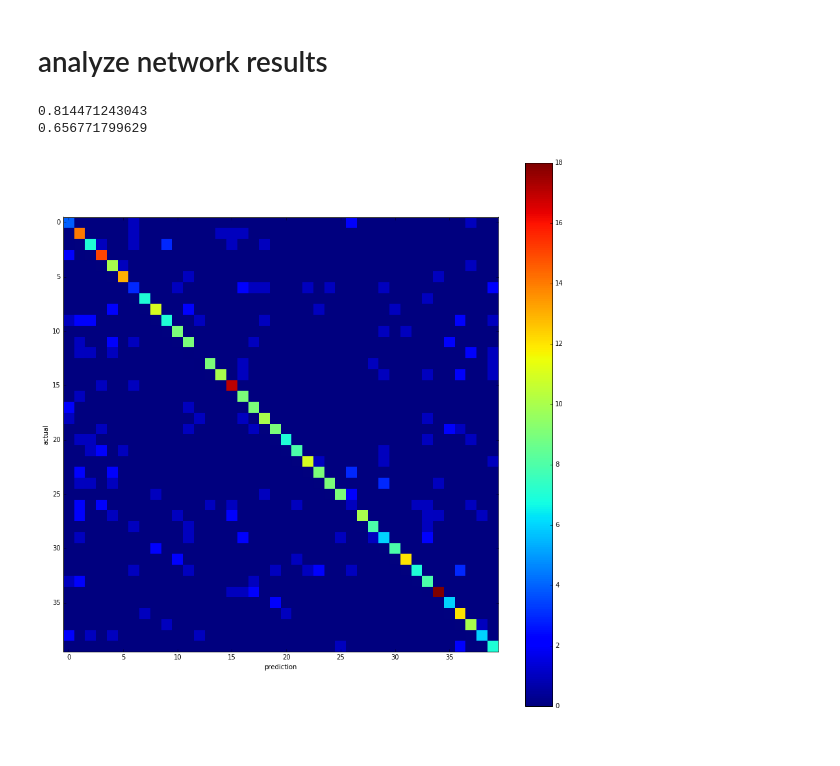
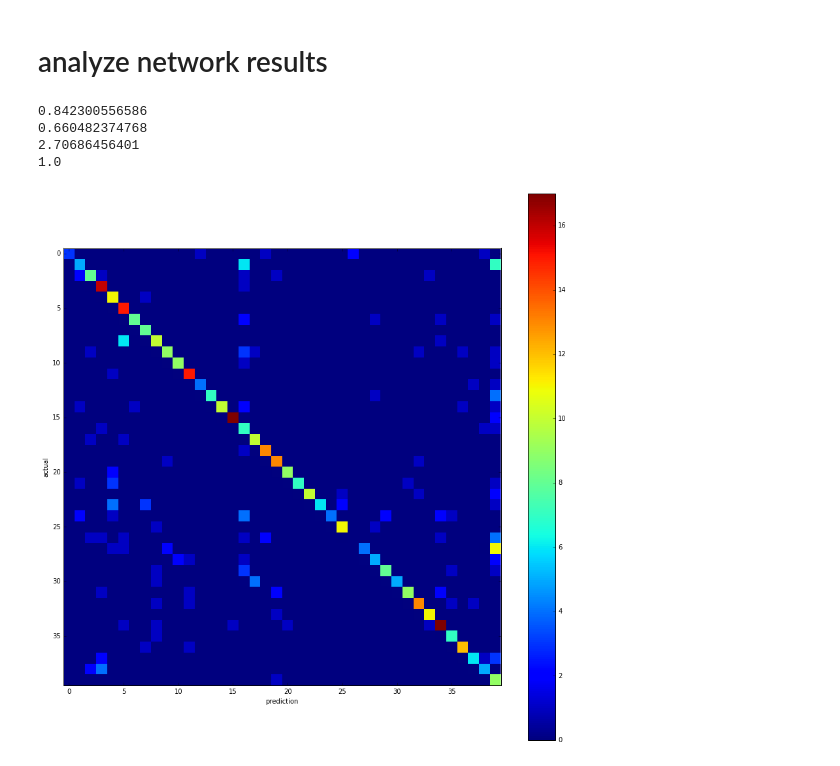
Before and after one commit to branchvincent/arc-reactor, a Jupyter notebook: src/perception/CNN_finetuning_ARC2017.ipynb, the cells around one changed output. Saved outputs shown, nothing was run; the diff lists cells and outputs as text; code cells hidden in the pictures.

```diff
--- a/src/perception/CNN_finetuning_ARC2017.ipynb
+++ b/src/perception/CNN_finetuning_ARC2017.ipynb
@@ -868,6 +711,8 @@ acc = T.mean(T.eq(T.argmax(deterministic_prediction, axis=1), y_sym),
 deterministic_loss=lasagne.objectives.categorical_crossentropy(deterministic_prediction, y_sym).mean()
 # %%
 # Compile functions for training, validation and prediction
-train_fn = theano.function([X_sym, y_sym], loss, updates=updates)
-val_fn = theano.function([X_sym, y_sym], [loss, acc])
+start=time()
+train_fn = theano.function([X_sym, y_sym, learning_rate], loss, updates=updates)
+val_fn = theano.function([X_sym, y_sym], [deterministic_loss, acc])
 pred_fn = theano.function([X_sym], deterministic_prediction)
+time()-start
@@ -884,28 +731,25 @@ def batches(iterable, N):
             chunk = []
     if chunk:
         yield chunk
-def train_batch():
+def train_batch(lr): #lr is learning rate
     ix = range(len(y_tr))
     np.random.shuffle(ix)
     ix = ix[:BATCH_SIZE]
-    return train_fn(X_tr[ix], y_tr[ix]),y_tr[ix] #also return which classes chosen
+    return train_fn(X_tr[ix], y_tr[ix], lr)
 
 # We need a fairly small batch size to fit a large network like this in GPU memory
 BATCH_SIZE = 32
 # %%
-#training code
+### training code
 
-#store how many times the network saw each object for each epoch
-class_counts=list()
+for epoch in range(15):
+    start=time()
 
-for epoch in range(30):
-    start=time()
-    class_count_epoch=list()
     for batch in range(25):
-        loss,class_count = train_batch()
-        for i in class_count: #store class id for each epoch
-            class_count_epoch.append(i)
-    class_counts.append(class_count_epoch)
+        if epoch<5:
+            loss = train_batch(lr=.002)
+        else:
+            loss = train_batch(lr=.0001)
 
     ix = range(len(y_val))
     np.random.shuffle(ix)
@@ -944,9 +786,8 @@ for epoch in range(30):
 import copy
 d_updated=copy.deepcopy(d)
 _=d_updated.pop('synset words',None)
-updated_params=list()
-for i in params: #get new parameter values
-    updated_params.append(np.array(i.eval()))
+
+updated_params=lasagne.layers.get_all_param_values(output_layer)
 # %%
 #d_updated['param values']=updated_params
 d_updated['values']=updated_params
@@ -957,33 +798,41 @@ pickle.dump(d_updated,open("resnet_finetuned_05262017.pkl","wb"))
 # %%
 #compute top-k accuracy
 matches=list() #list of 0s and 1s to indicate whether there is a top k match
 preds=list() #list of predictions
+ranks=list() #list of ranks
 k=3
 BATCH_SIZE=32
 ix = range(len(y_val))
 for chunk in batches(ix, BATCH_SIZE):
-    p_y=pred_fn(X_val[chunk]).argsort()[:,-k:][:,::-1]
+    prediction=pred_fn(X_val[chunk]).argsort()[:,::-1]
+    p_y=prediction[:,:k] #top k
+    rank=prediction==np.expand_dims(y_val[chunk],-1)
+    rank=np.where(rank)[1]
     for i in xrange(len(chunk)):
         matches.append(y_val[chunk][i] in p_y[i])
         preds.append(p_y[i][0]) #store the top prediction
-
+        ranks.append(rank[i])
 print np.mean(matches) #top-k accuracy
 print np.mean(np.array(preds)==y_val) #accuracy
+print np.mean(ranks)+1
+print np.median(ranks)+1
 
 #confusion matrix
 from sklearn.metrics import confusion_matrix
 conf=confusion_matrix(y_val,preds,labels=range(40))
 
 plt.figure(figsize=(15,15))
 plt.imshow(conf,interpolation='none')
 plt.xlabel('prediction')
 plt.ylabel('actual')
 plt.colorbar()
 plt.show()
 # %% [output]
-0.814471243043
-0.656771799629
+0.842300556586
+0.660482374768
+2.70686456401
+1.0
-[figure, old version]
+[figure, new version]
 # %%
 #plot accuracy by class
 correct=np.diagonal(conf)
```
Also changed, not shown: parts of 26 cells of this notebook.
